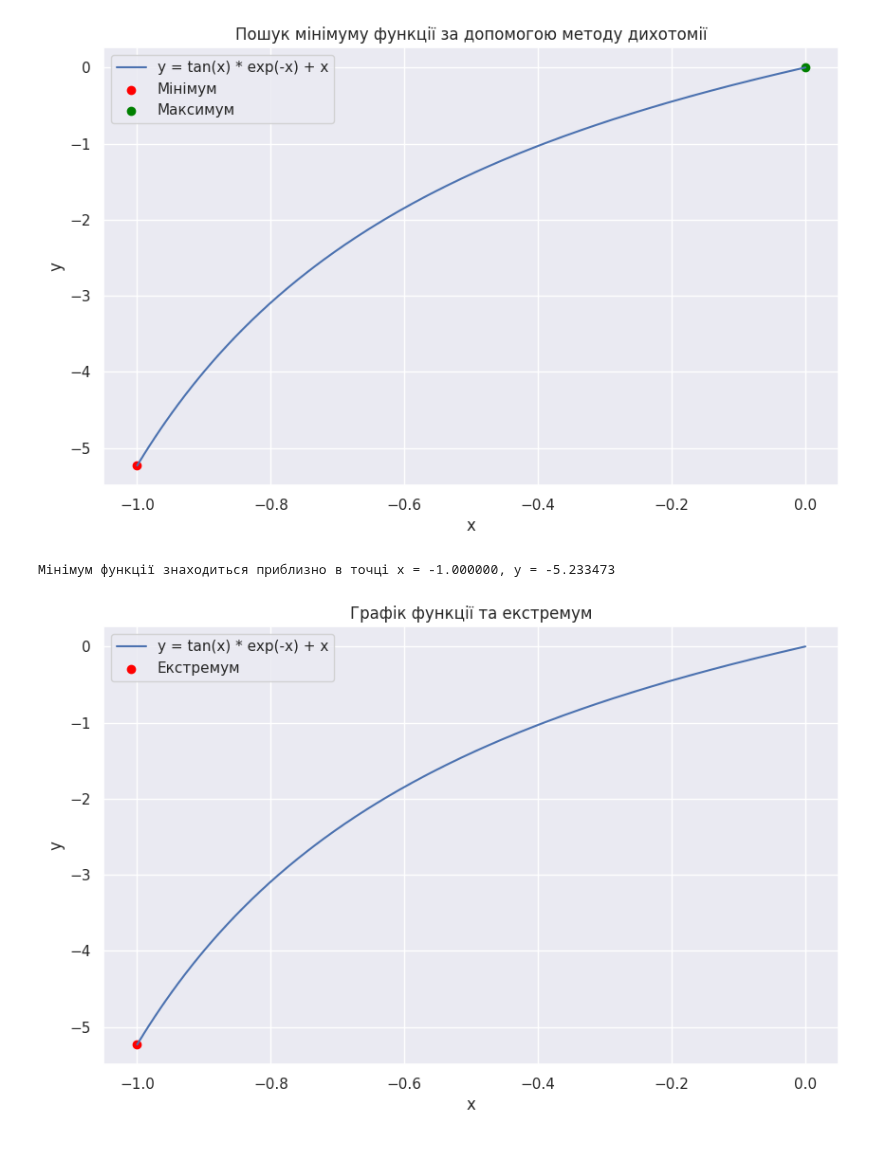
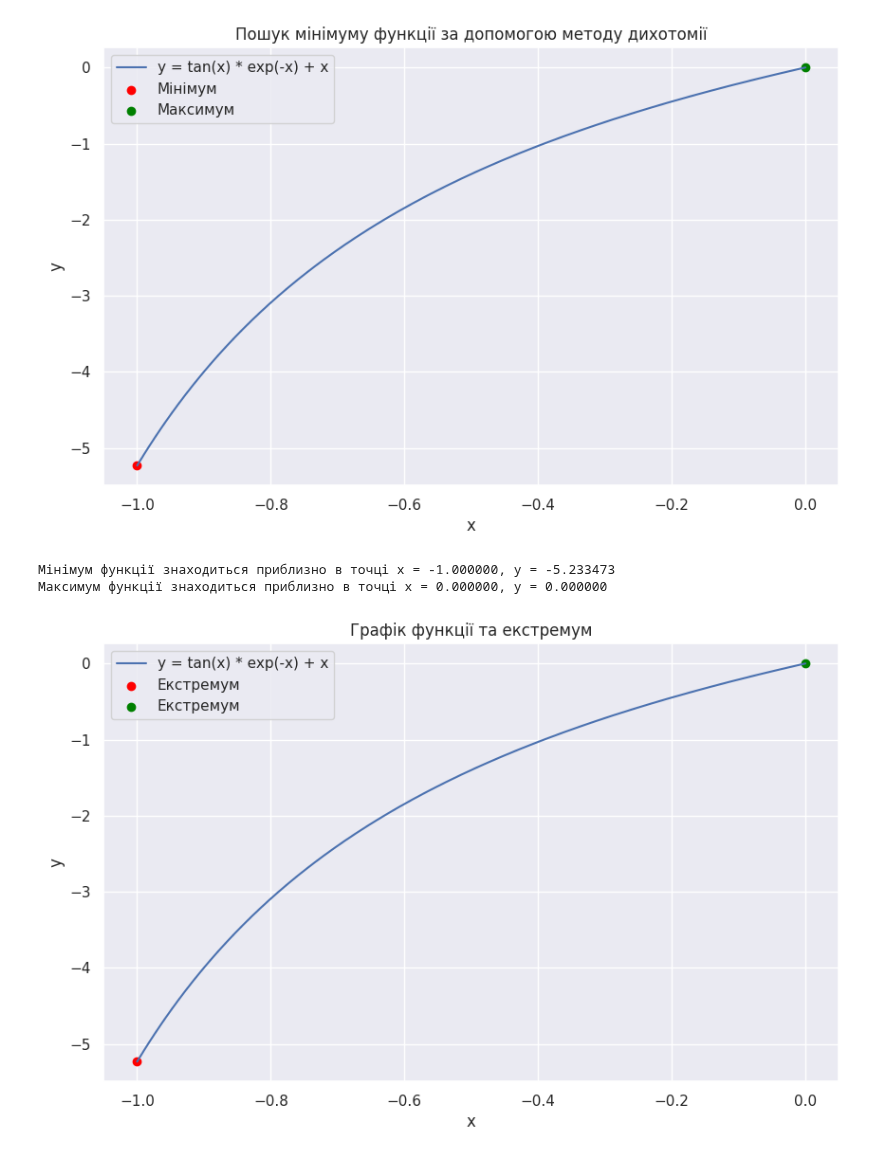
Before and after one commit to 4gn5t/DataAnalysis, a Jupyter notebook: lab10/main.ipynb, the cells around one changed output. Saved outputs shown, nothing was run; the diff lists cells and outputs as text; code cells hidden in the pictures.

```diff
--- a/lab10/main.ipynb
+++ b/lab10/main.ipynb
@@ -196,31 +198,38 @@ def fast_descent_max(f, grad, x0, h=0.01, epsilon=1e-6, max_iter=1000):
             h = h / 2
         else:
             h = 1.6 * h
 
         x = x_new
         g = g_new
         i = i1
 
     print("Досягнуто максимальну кількість ітерацій.")
     return x
 
 x0 = -0.5
 x_min = fast_descent_min(func, gradient, x0)
 y_min = func(x_min)
 print(f"Мінімум функції знаходиться приблизно в точці x = {x_min:.6f}, y = {y_min:.6f}")
 
+x0 = -0.5
+x_max = fast_descent_max(func, gradient, x0)
+y_max = func(x_max)
+print(f"Максимум функції знаходиться приблизно в точці x = {x_max:.6f}, y = {y_max:.6f}")
+
 x_values = np.linspace(-1, 0, 1000)
 y_values = func2(x_values)
 
 plt.figure(figsize=(10, 6))
 plt.plot(x_values, y_values, label='y = tan(x) * exp(-x) + x')
 plt.scatter(x_min, y_min, color='red', label='Екстремум')
+plt.scatter(x_max, y_max, color='green', label='Екстремум')
 plt.title('Графік функції та екстремум')
 plt.xlabel('x')
 plt.ylabel('y')
 plt.legend()
 plt.grid(True)
 plt.show()
 # %% [output]
 Мінімум функції знаходиться приблизно в точці x = -1.000000, y = -5.233473
+Максимум функції знаходиться приблизно в точці x = 0.000000, y = 0.000000
-[figure, old version]
+[figure, new version]
```
Also changed, not shown: parts of 5 cells of this notebook.
